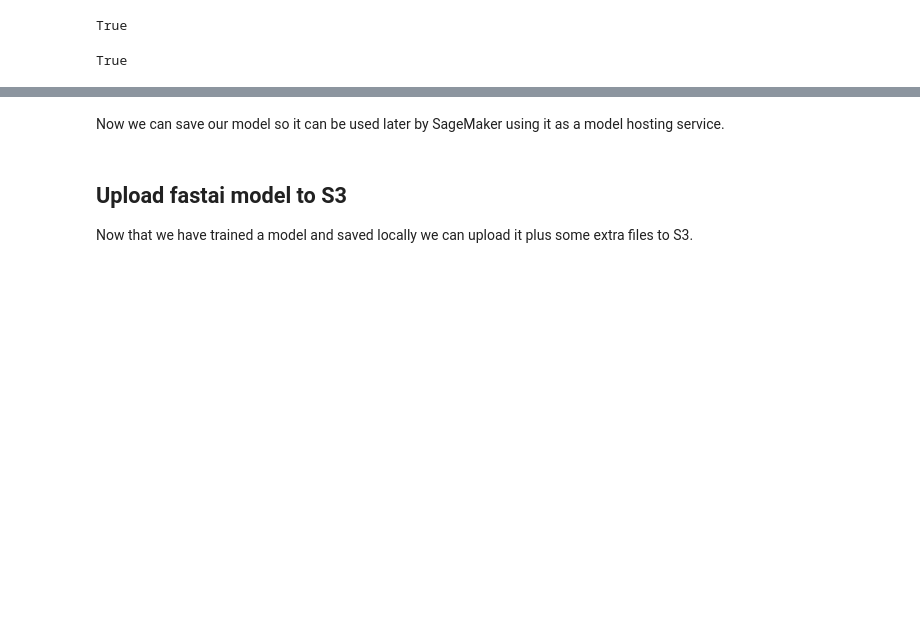
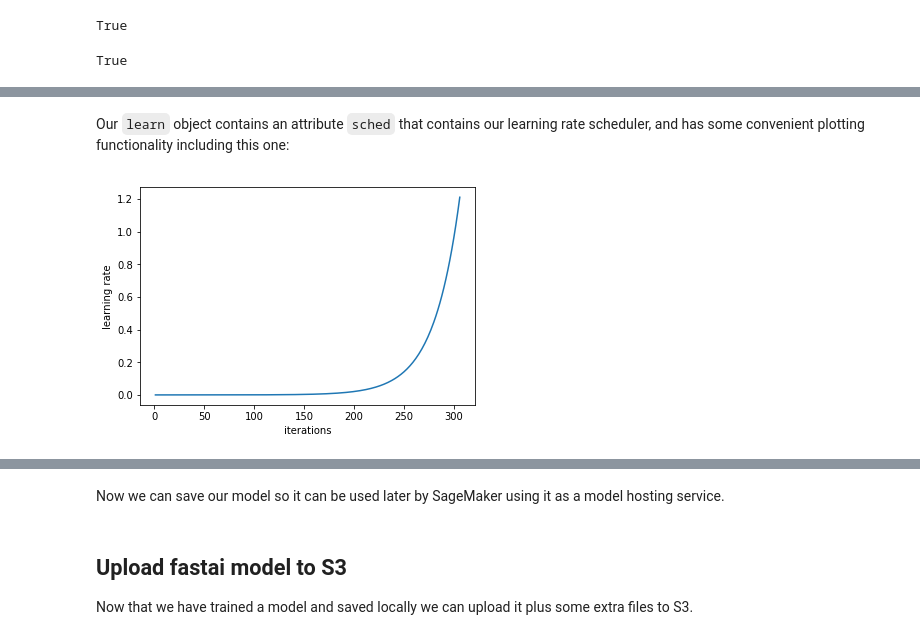
Before and after one commit to mattmcclean/sagemaker-lhr-summit-demo, a Jupyter notebook: build_train_custom_model.ipynb, the cells around one changed output, grey strips where cells are left out. Saved outputs shown, nothing was run; the diff lists cells and outputs as text; code cells hidden in the pictures; blank space fills up the shorter version.

```diff
--- a/build_train_custom_model.ipynb
+++ b/build_train_custom_model.ipynb
@@ -43,0 +48,2 @@ True
+# %%
+learn = ConvLearner.pretrained(arch, data, precompute=True)
@@ -43,0 +56,6 @@ True
+# %% [markdown]
+Our `learn` object contains an attribute `sched` that contains our learning rate scheduler, and has some convenient plotting functionality including this one:
+# %%
+learn.sched.plot_lr()
+# %% [output]
+[figure, added]
```
Also changed, not shown: parts of 29 cells of this notebook, 9 other files.
